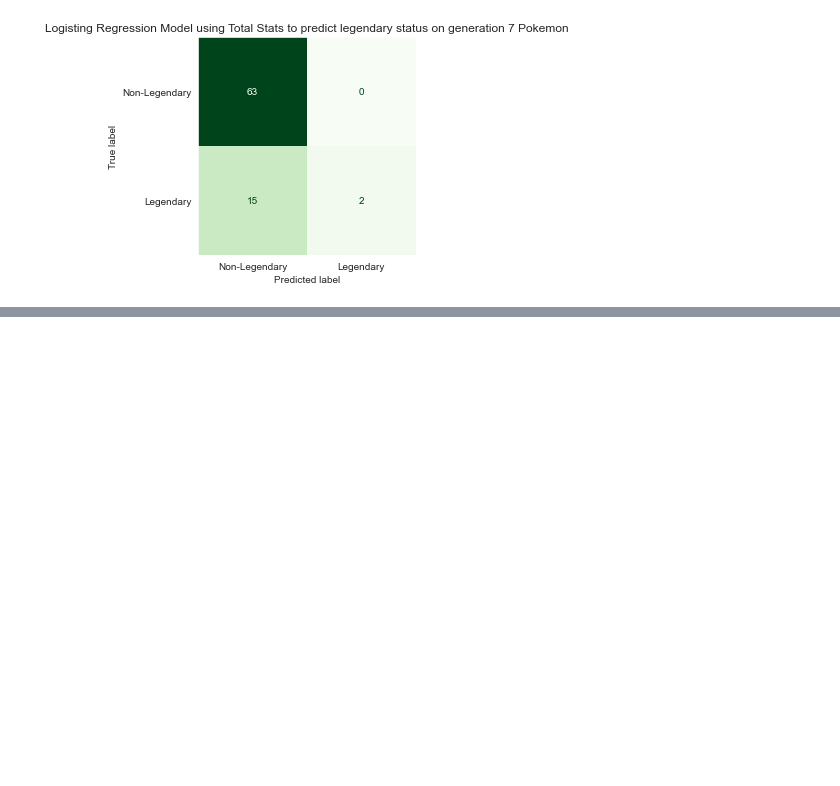
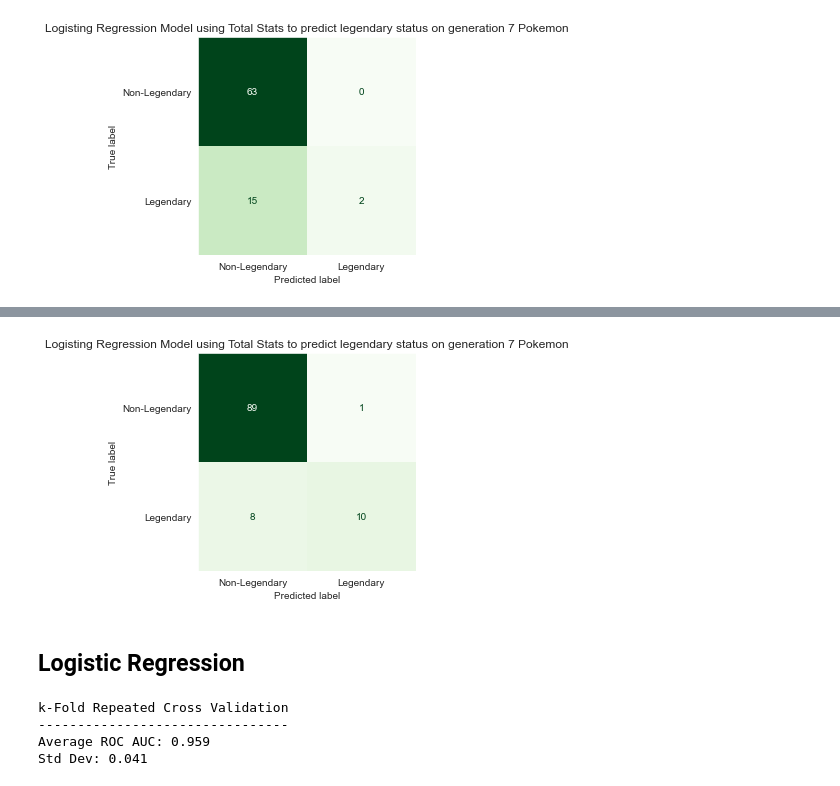
Before and after one commit to papir805/pokemon_classification, a Jupyter notebook: pkmn_legendary_classification.ipynb, the cells around one changed output, grey strips where cells are left out. Cells and saved outputs as stored; diff of their text form; code cells hidden in the pictures; blank space fills up the shorter version.

```diff
--- a/pkmn_legendary_classification.ipynb
+++ b/pkmn_legendary_classification.ipynb
@@ -848,0 +1072,7 @@ kNN and now Logistic regression both don't look like a great models to use.  Per
+# %%
+all_generations = pd.read_csv("./pokemon_data/full_pokedex.csv", index_col=0)
+gen_8 = all_generations.loc[all_generations['generation']==8, :].copy()
+# %%
+gen_8.rename(columns={'total_points':'total_stats'}, inplace=True)
+# %%
+y_gen_8 = gen_8['is_legendary'].map({1:True, 0:False})
@@ -848,0 +1099,13 @@ kNN and now Logistic regression both don't look like a great models to use.  Per
+# %%
+ConfusionMatrixDisplay.from_predictions(y_gen_8,
+                                      knn_gen_8_preds,
+                                      cmap="Greens",
+                                      display_labels=['Non-Legendary', 'Legendary'],
+                                      colorbar=False)
+plt.grid(False)
+plt.title('Logisting Regression Model using Total Stats to predict legendary status on generation 7 Pokemon')
+plt.savefig("/users/rancher/Google Drive/Coding/website/github_pages/images/pokemon_classifier/log_reg_gen_7.png", bbox_inches="tight");
+# %% [output]
+[figure, added]
+# %% [markdown]
+## Logistic Regression
@@ -848,0 +1126,10 @@ kNN and now Logistic regression both don't look like a great models to use.  Per
+# %%
+print("k-Fold Repeated Cross Validation")
+print("--------------------------------")
+print(F"Average ROC AUC: {sk_log_reg_smote.mean():.3f}")
+print(F"Std Dev: {sk_log_reg_smote.std():.3f}")
+# %% [output]
+k-Fold Repeated Cross Validation
+--------------------------------
+Average ROC AUC: 0.959
+Std Dev: 0.041
```
Also changed, not shown: parts of 60 cells of this notebook, 2 other files.
